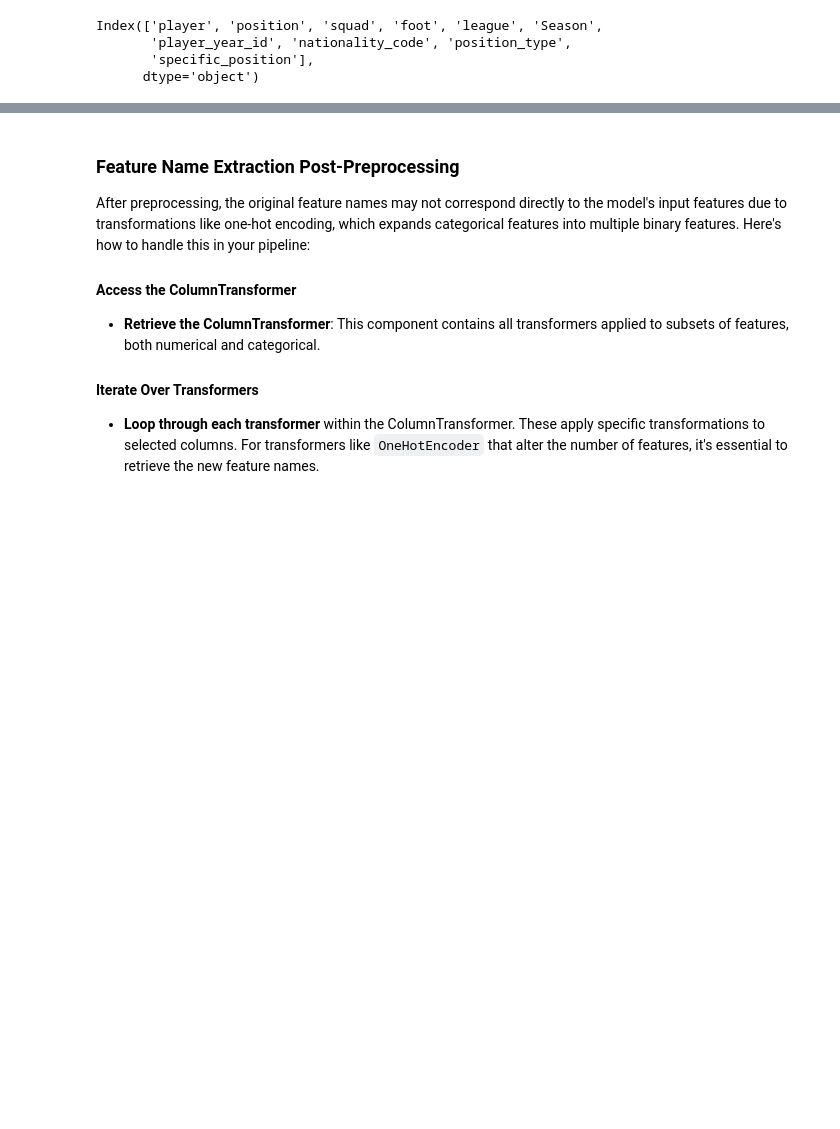
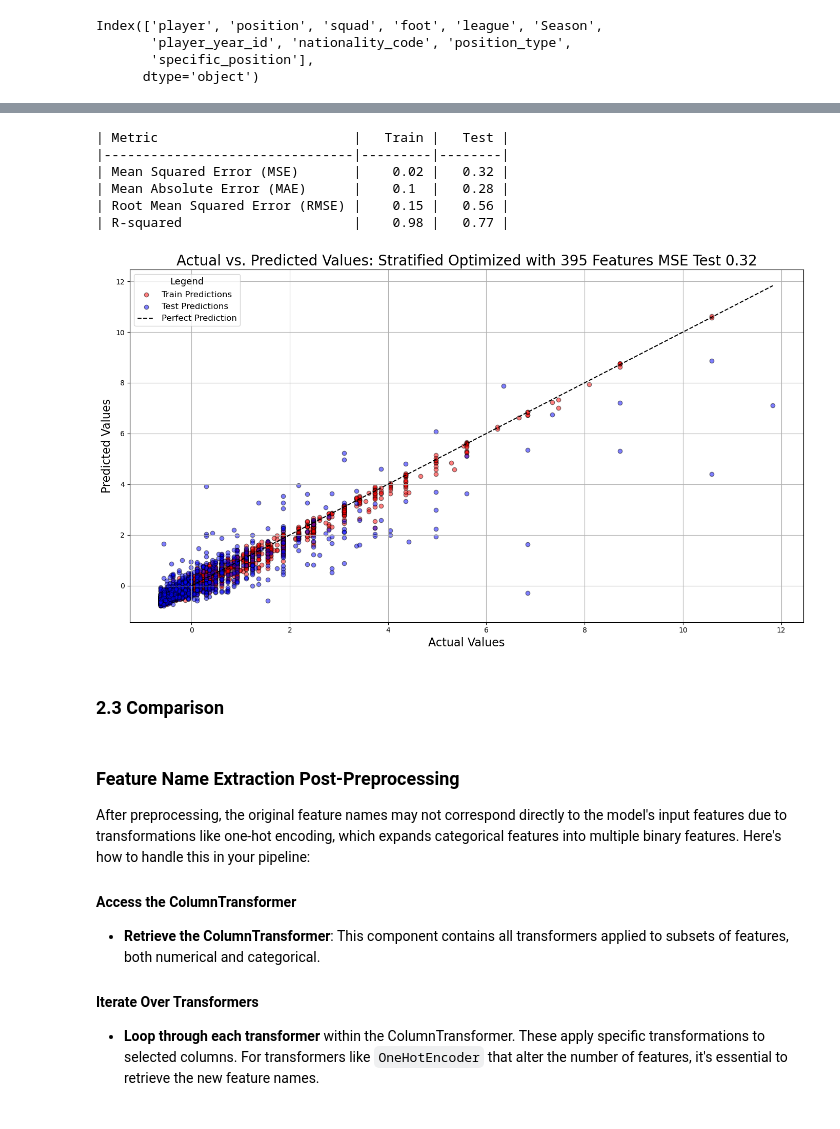
Before and after one commit to samke01/hsaalen-datamining, a Jupyter notebook: Regression/Regression_Modelling_Optimized.ipynb, the cells around one changed output, grey strips where cells are left out. Cells and saved outputs as stored; diff of their text form; code cells hidden in the pictures; blank space fills up the shorter version.

```diff
--- a/Regression/Regression_Modelling_Optimized.ipynb
+++ b/Regression/Regression_Modelling_Optimized.ipynb
@@ -378,0 +503,4 @@ plot_predictions(y_train_scaled, y_train_pred, y_test_scaled, y_test_pred, suffi
+# %%
+stratified_pipeline = create_preprocessing_pipeline()
+# %%
+X_train_stratified, X_test_stratified, y_train_scaled_stratified, y_test_scaled_stratified, stratified_scaler = prepare_and_scale_data_stratified(X, y)
@@ -378,0 +523,25 @@ plot_predictions(y_train_scaled, y_train_pred, y_test_scaled, y_test_pred, suffi
+# %%
+# Prepare parameters in the form required by scikit-learn estimators
+# This typically involves removing any prefixes and adapting parameter names correctly
+use_best_params = False
+if use_best_params:
+    estimator_params = {k.replace("regressor__", ""): v for k, v in best_params.items()}
+else:
+    # Default parameters
+    estimator_params = {
+        'n_estimators': 700,
+        'max_depth': 4,
+        'learning_rate': 0.07025940654568635,
+        'min_samples_split': 2,
+        'min_samples_leaf': 8
+    }
+
+# Update the pipeline regressor with the best parameters
+stratified_pipeline.set_params(regressor__n_estimators=estimator_params['n_estimators'],
+                         regressor__learning_rate=estimator_params['learning_rate'],
+                         regressor__max_depth=estimator_params['max_depth'],
+                         regressor__min_samples_split=estimator_params['min_samples_split'],
+                         regressor__min_samples_leaf=estimator_params['min_samples_leaf'])
+
+# Now fitting the pipeline with updated parameters to the scaled training data
+stratified_pipeline.fit(X_train_stratified, y_train_scaled_stratified)
@@ -378,0 +564,19 @@ plot_predictions(y_train_scaled, y_train_pred, y_test_scaled, y_test_pred, suffi
+# %%
+# predicting the target variable for the test and training data
+y_test_stratified_pred = stratified_pipeline.predict(X_test_stratified)
+y_train_stratified_pred = stratified_pipeline.predict(X_train_stratified)
+# %%
+stratified_eval = evaluate_regression_model(y_train_scaled_stratified, y_train_stratified_pred, y_test_scaled_stratified, y_test_stratified_pred)
+# %% [output]
+| Metric                         |   Train |   Test |
+|--------------------------------|---------|--------|
+| Mean Squared Error (MSE)       |    0.02 |   0.32 |
+| Mean Absolute Error (MAE)      |    0.1  |   0.28 |
+| Root Mean Squared Error (RMSE) |    0.15 |   0.56 |
+| R-squared                      |    0.98 |   0.77 |
+# %%
+plot_predictions(y_train_scaled_stratified, y_train_stratified_pred, y_test_scaled_stratified, y_test_stratified_pred, suffix=f" Stratified Optimized with {len(X.columns)} Features MSE Test {np.round(stratified_eval['Mean Squared Error (MSE)'][1], 2)}")
+# %% [output]
+[figure, added]
+# %% [markdown]
+### 2.3 Comparison <a name = "sub23"></a>
```
Also changed, not shown: parts of 71 cells of this notebook, 11 other files.
